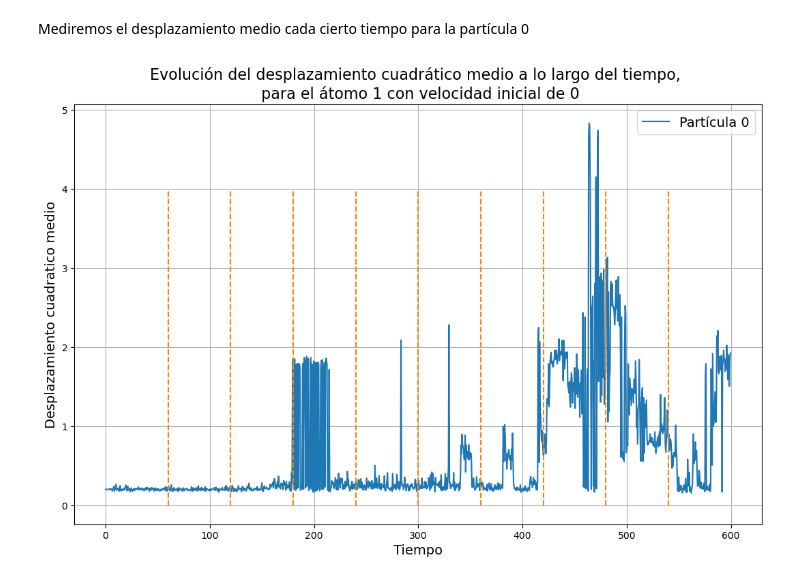
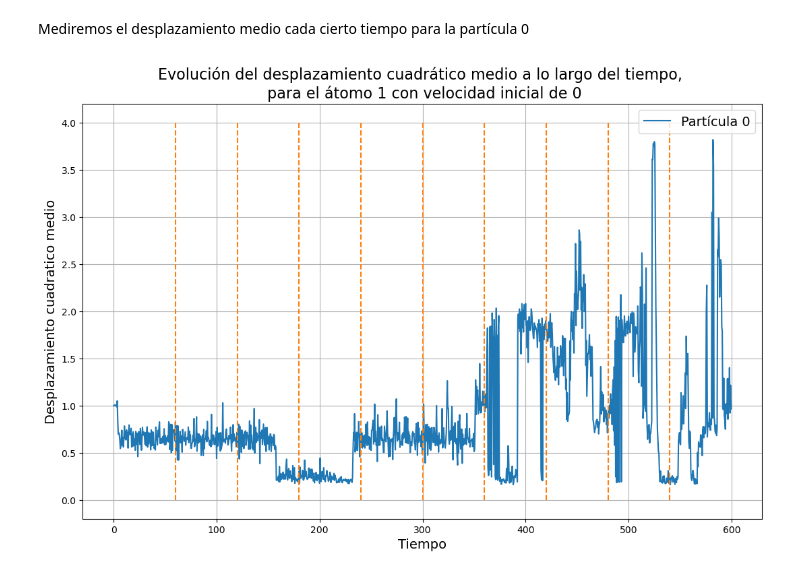
Before and after one commit to liuzhuozhuo/Compu2324, a Jupyter notebook: voluntario1/lennard_jones_temp_crit.ipynb, the cells around one changed output. Saved outputs shown, nothing was run; the diff lists cells and outputs as text; code cells hidden in the pictures.

```diff
--- a/voluntario1/lennard_jones_temp_crit.ipynb
+++ b/voluntario1/lennard_jones_temp_crit.ipynb
@@ -233,24 +233,24 @@ Mediremos el desplazamiento medio cada cierto tiempo para la partícula 0
 # %%
 time_between_measurement = 0.01
 desplazamiento = np.zeros(int(Time/(time_between_measurement*skip)))
 n = int(len(data[:,0])/len(desplazamiento))
 for i in range (len(desplazamiento)):
-    desplazamiento[i] = compute_mean_square_displacement(data[:,0][i*n:(i+1)*n], data[:,1][i*n:(i+1)*n])
+    desplazamiento[i] = compute_mean_square_displacement(data[:,0][i*n:(i+1)*n], data[:,6][i*n:(i+1)*n])
 
 fig=plt.figure(figsize=(13,8))
 ax=fig.add_subplot(111)
 
 time_steps = np.arange(0, Time, time_between_measurement*skip)
 
 plt.plot(time_steps, desplazamiento, label="Partícula 0")
 for i in range(int(Time/60)-1):
     plt.vlines((i+1)*60, 0, 4, color='tab:orange', linestyle='--')
 plt.xlabel("Tiempo", fontsize=14)
 plt.ylabel("Desplazamiento cuadratico medio", fontsize=14)
 plt.legend(fontsize=14)
 plt.title("Evolución del desplazamiento cuadrático medio a lo largo del tiempo, \n para el átomo 1 con velocidad inicial de 0", fontsize=16)
 plt.grid()
 
 plt.savefig(f"latex/plots/desplazamiento__temp_crit.png")
 # %% [output]
-[figure, old version]
+[figure, new version]
```
Also changed, not shown: 3 other files.
